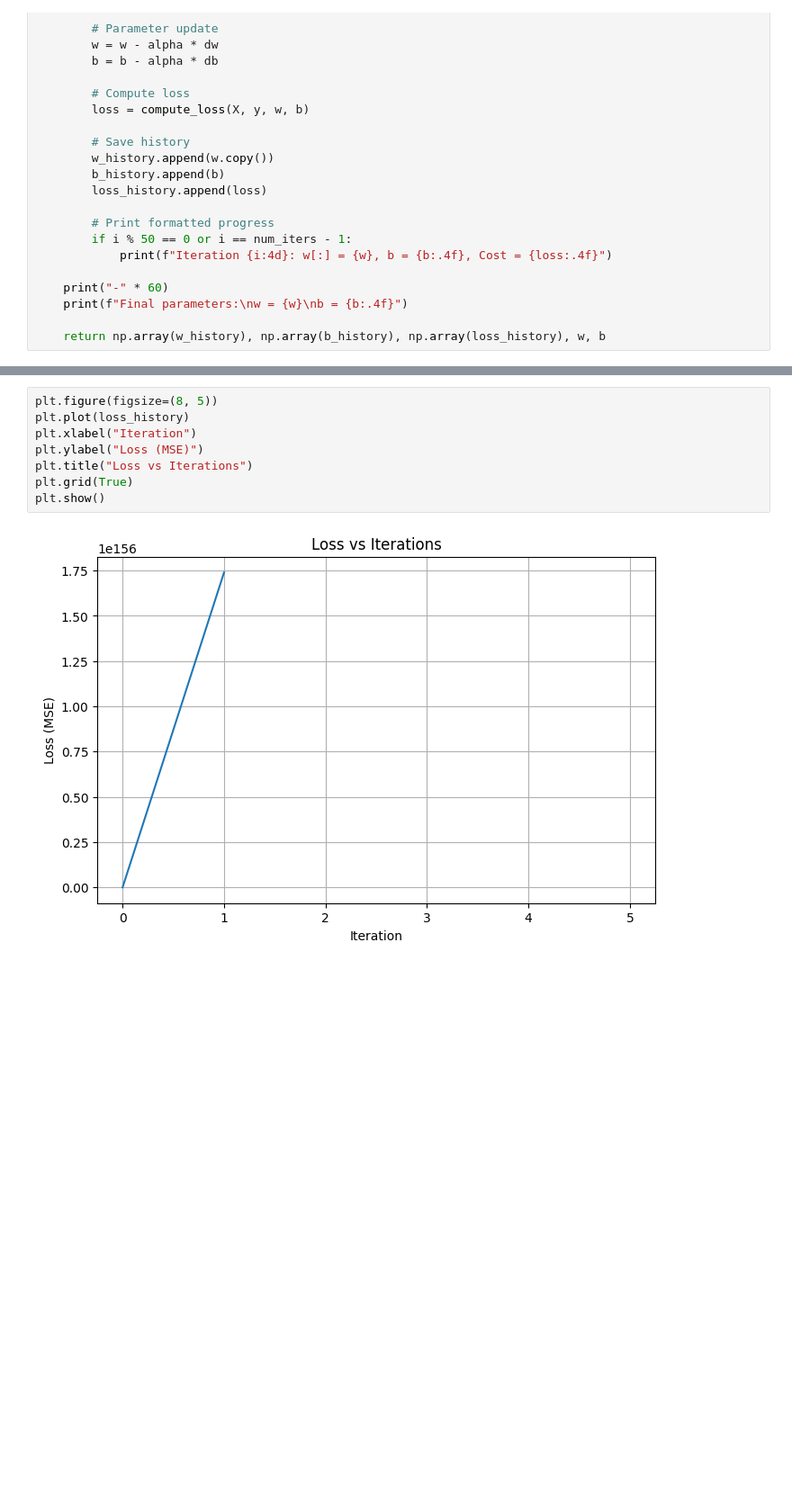
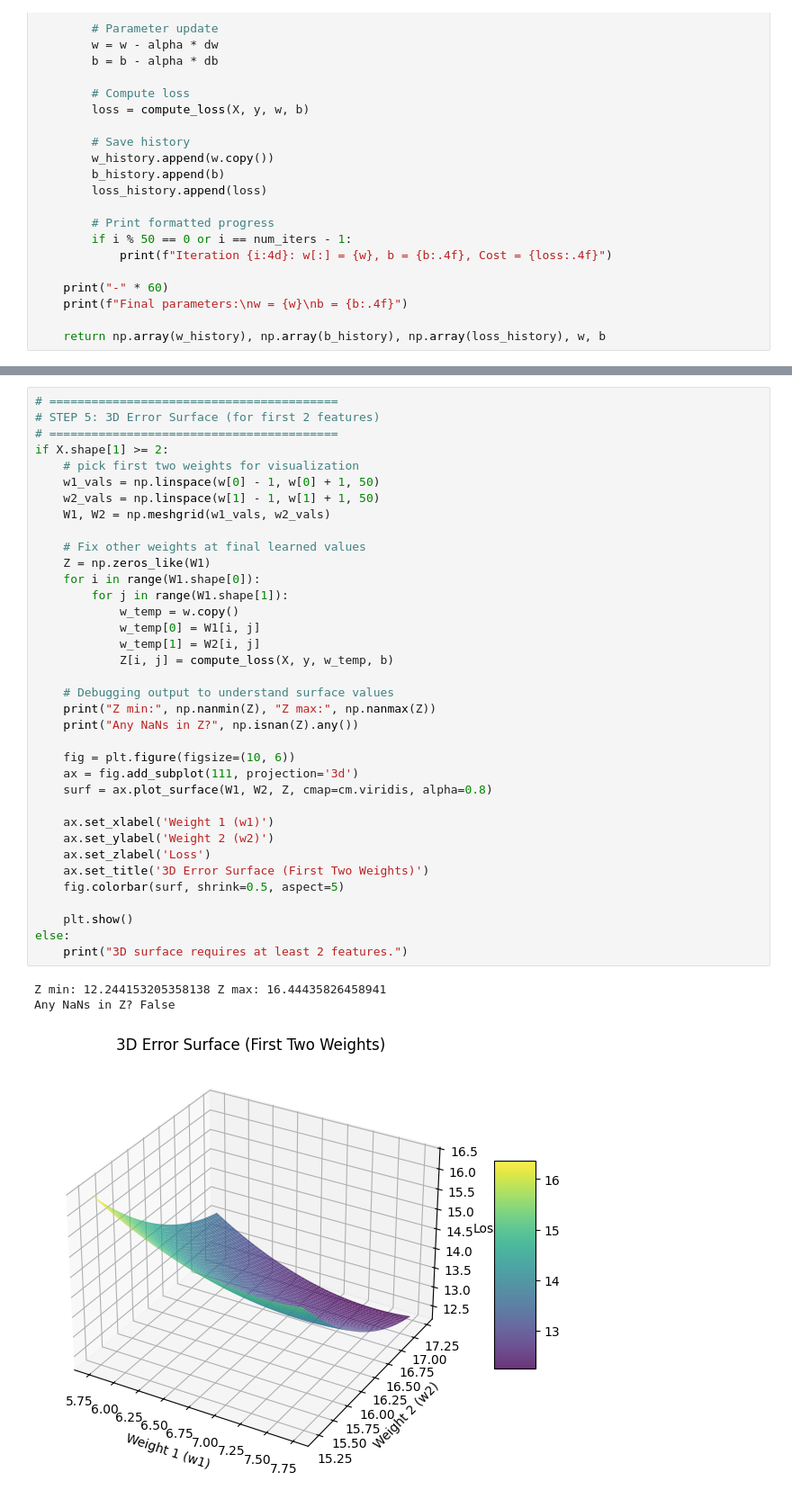
Before and after one commit to harshbhatt15/Machine-Learning, a Jupyter notebook: Supervised Machine Learning/Regression/project_1.ipynb, the cells around one changed output, grey strips where cells are left out. Shown at 90% size. Saved outputs shown, nothing was run; the diff lists cells and outputs as text; blank space fills up the shorter version.

```diff
--- a/Supervised Machine Learning/Regression/project_1.ipynb
+++ b/Supervised Machine Learning/Regression/project_1.ipynb
@@ -166,10 +154,40 @@ plt.show()
-# %%
-plt.figure(figsize=(8, 5))
-plt.plot(loss_history)
-plt.xlabel("Iteration")
-plt.ylabel("Loss (MSE)")
-plt.title("Loss vs Iterations")
-plt.grid(True)
-plt.show()
-# %% [output]
-[figure, removed]
+# %%
+# =========================================
+# STEP 5: 3D Error Surface (for first 2 features)
+# =========================================
+if X.shape[1] >= 2:
+    # pick first two weights for visualization
+    w1_vals = np.linspace(w[0] - 1, w[0] + 1, 50)
+    w2_vals = np.linspace(w[1] - 1, w[1] + 1, 50)
+    W1, W2 = np.meshgrid(w1_vals, w2_vals)
+
+    # Fix other weights at final learned values
+    Z = np.zeros_like(W1)
+    for i in range(W1.shape[0]):
+        for j in range(W1.shape[1]):
+            w_temp = w.copy()
+            w_temp[0] = W1[i, j]
+            w_temp[1] = W2[i, j]
+            Z[i, j] = compute_loss(X, y, w_temp, b)
+
+    # Debugging output to understand surface values
+    print("Z min:", np.nanmin(Z), "Z max:", np.nanmax(Z))
+    print("Any NaNs in Z?", np.isnan(Z).any())
+
+    fig = plt.figure(figsize=(10, 6))
+    ax = fig.add_subplot(111, projection='3d')
+    surf = ax.plot_surface(W1, W2, Z, cmap=cm.viridis, alpha=0.8)
+
+    ax.set_xlabel('Weight 1 (w1)')
+    ax.set_ylabel('Weight 2 (w2)')
+    ax.set_zlabel('Loss')
+    ax.set_title('3D Error Surface (First Two Weights)')
+    fig.colorbar(surf, shrink=0.5, aspect=5)
+
+    plt.show()
+else:
+    print("3D surface requires at least 2 features.")
+# %% [output]
+Z min: 12.244153205358138 Z max: 16.44435826458941
+Any NaNs in Z? False
+[figure, added]
```
Also changed, not shown: parts of 8 cells of this notebook.
